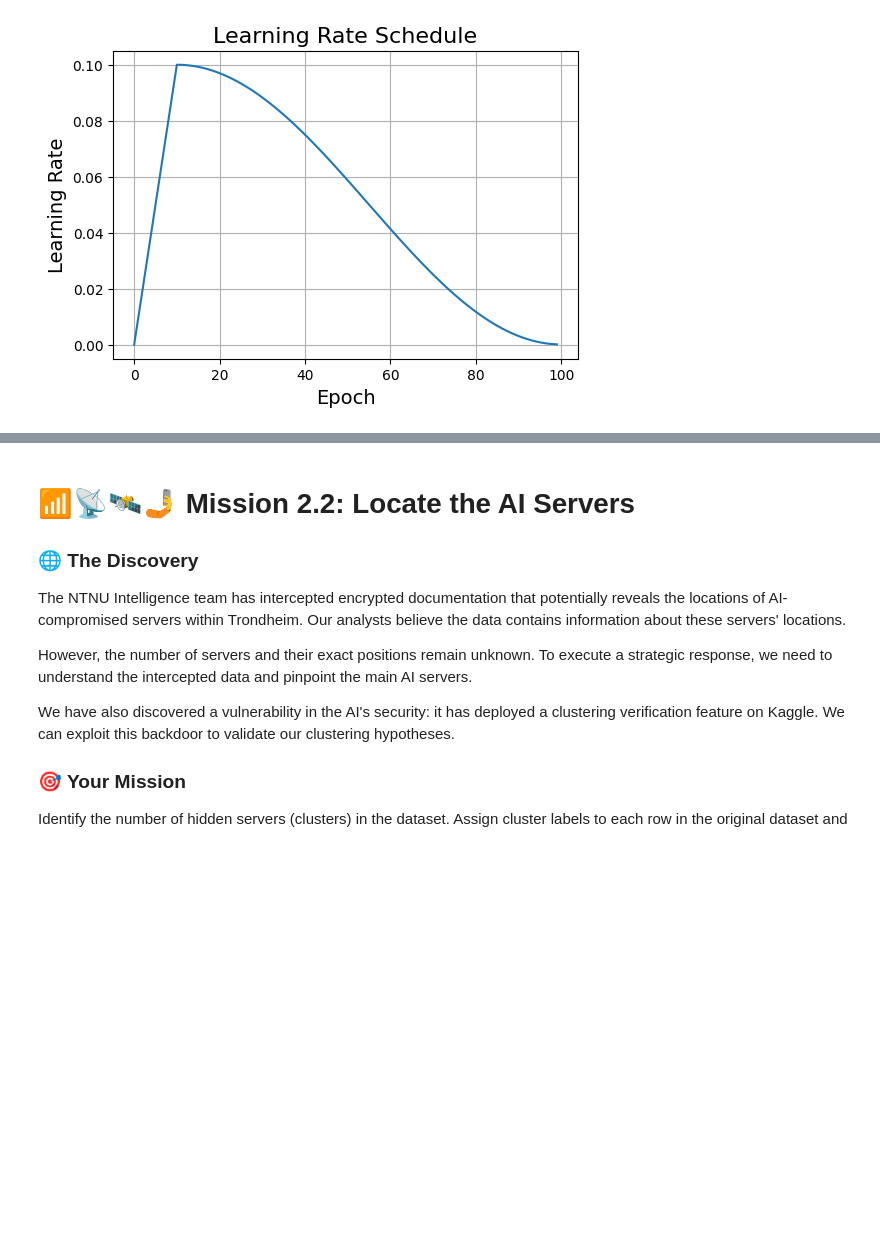
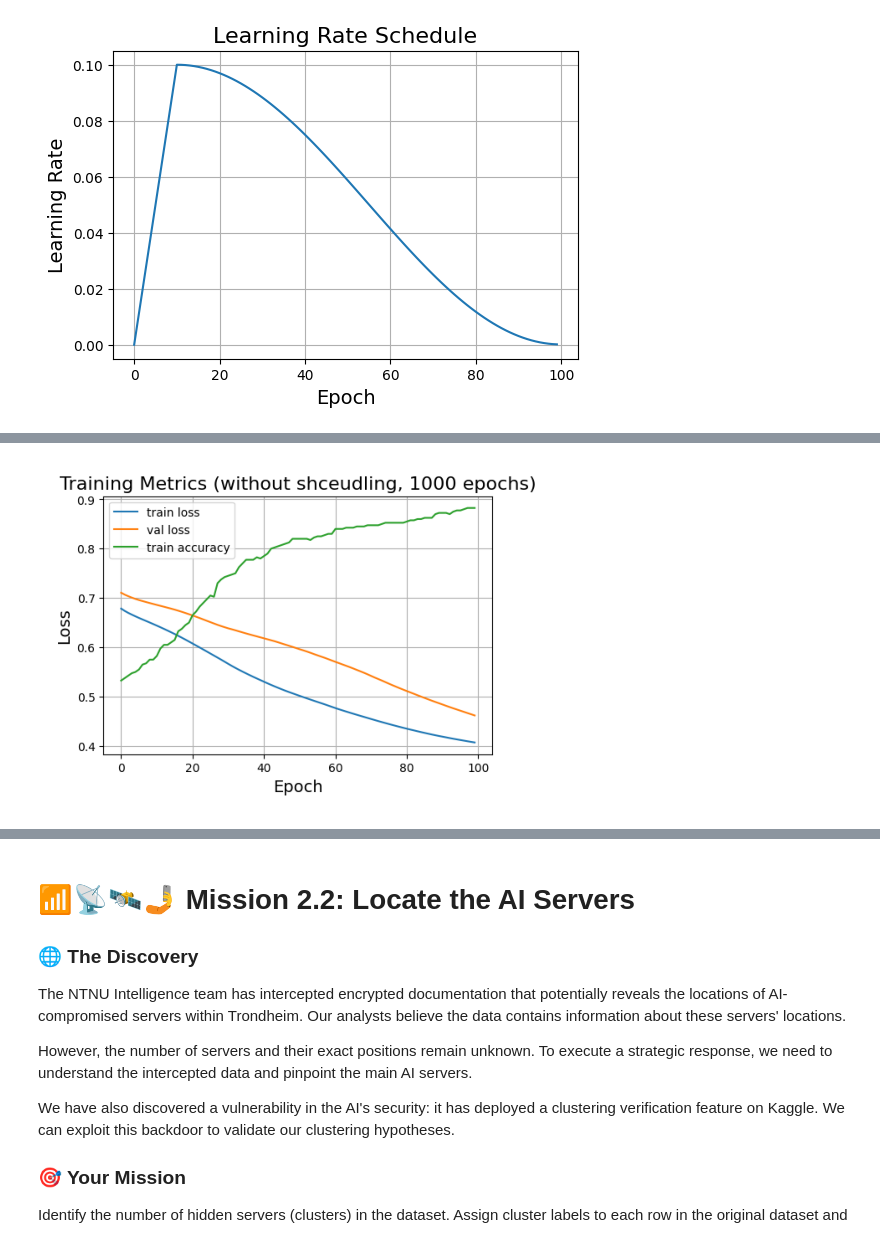
Before and after one commit to aOlsvik/tdt4172-intro-ml, a Jupyter notebook: Assignment2/Chapter_2.ipynb, the cells around one changed output, grey strips where cells are left out. Saved outputs shown, nothing was run; the diff lists cells and outputs as text; code cells hidden in the pictures; blank space fills up the shorter version.

```diff
--- a/Assignment2/Chapter_2.ipynb
+++ b/Assignment2/Chapter_2.ipynb
@@ -216,0 +257,6 @@ plt.show()
+# %%
+plt.imshow(plt.imread("wout_adam_100.png"))
+plt.axis('off')
+plt.show()
+# %% [output]
+[figure, added]
```
Also changed, not shown: parts of 12 cells of this notebook, 3 other files.
